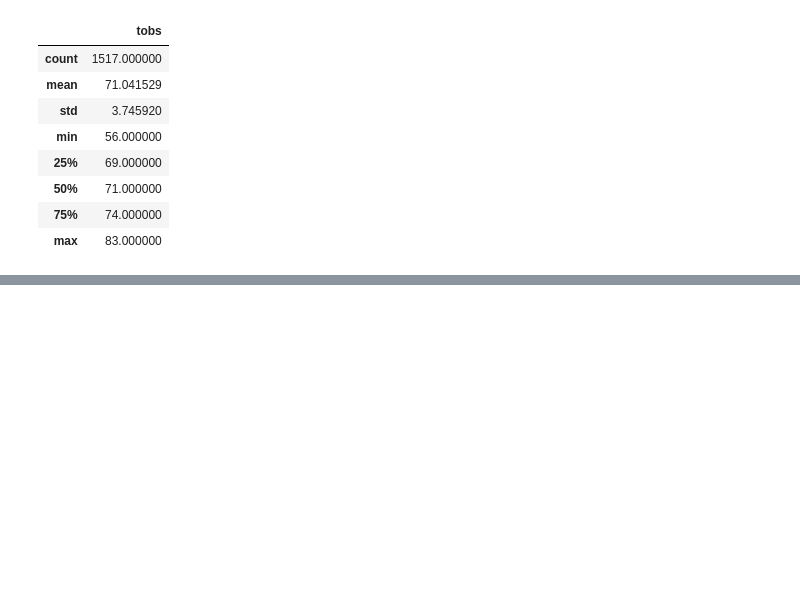
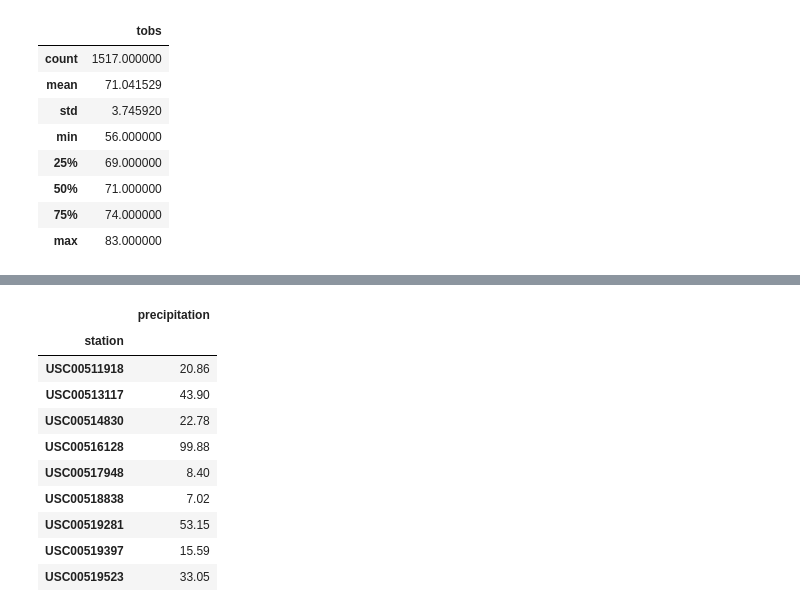
Before and after one commit to greensleeves8/surfs_up, a Jupyter notebook: SurfsUp_Challenge.ipynb, the cells around one changed output, grey strips where cells are left out. Cells and saved outputs as stored; diff of their text form; code cells hidden in the pictures; blank space fills up the shorter version.

```diff
--- a/SurfsUp_Challenge.ipynb
+++ b/SurfsUp_Challenge.ipynb
@@ -101,0 +144,14 @@ dec_temp_df.describe()
+# %%
+december_rain_df.groupby(['station']).sum()
+# %% [output]
+|  | precipitation |
+| station |  |
+| USC00511918 | 20.86 |
+| USC00513117 | 43.90 |
+| USC00514830 | 22.78 |
+| USC00516128 | 99.88 |
+| USC00517948 | 8.40 |
+| USC00518838 | 7.02 |
+| USC00519281 | 53.15 |
+| USC00519397 | 15.59 |
+| USC00519523 | 33.05 |
```
Also changed, not shown: parts of 6 cells of this notebook.
